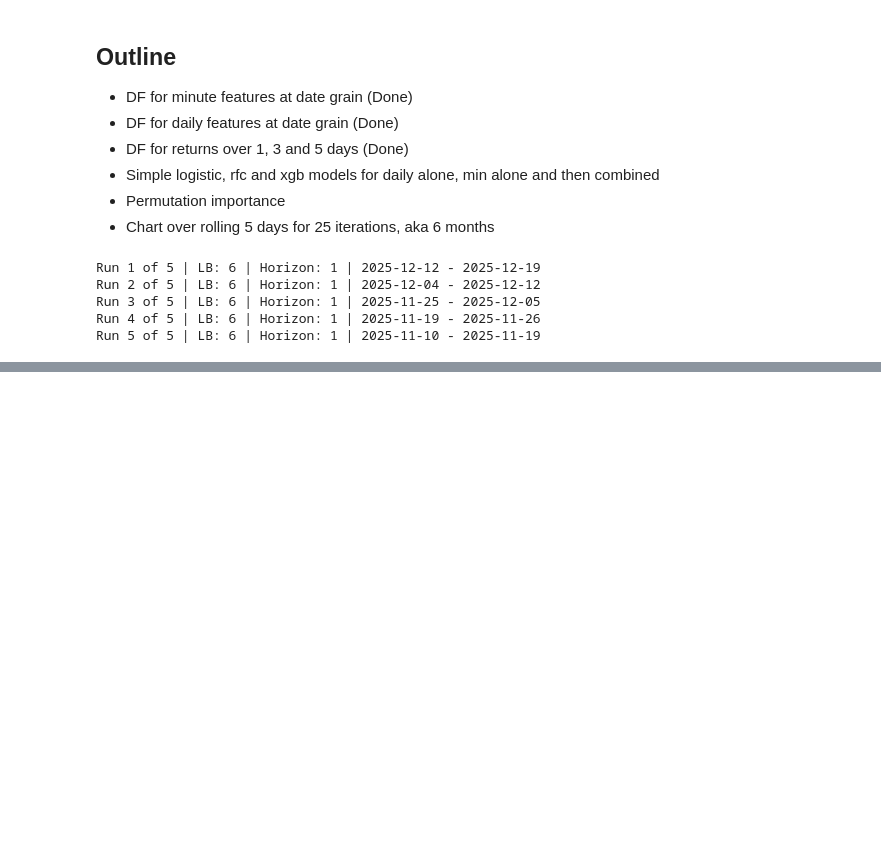
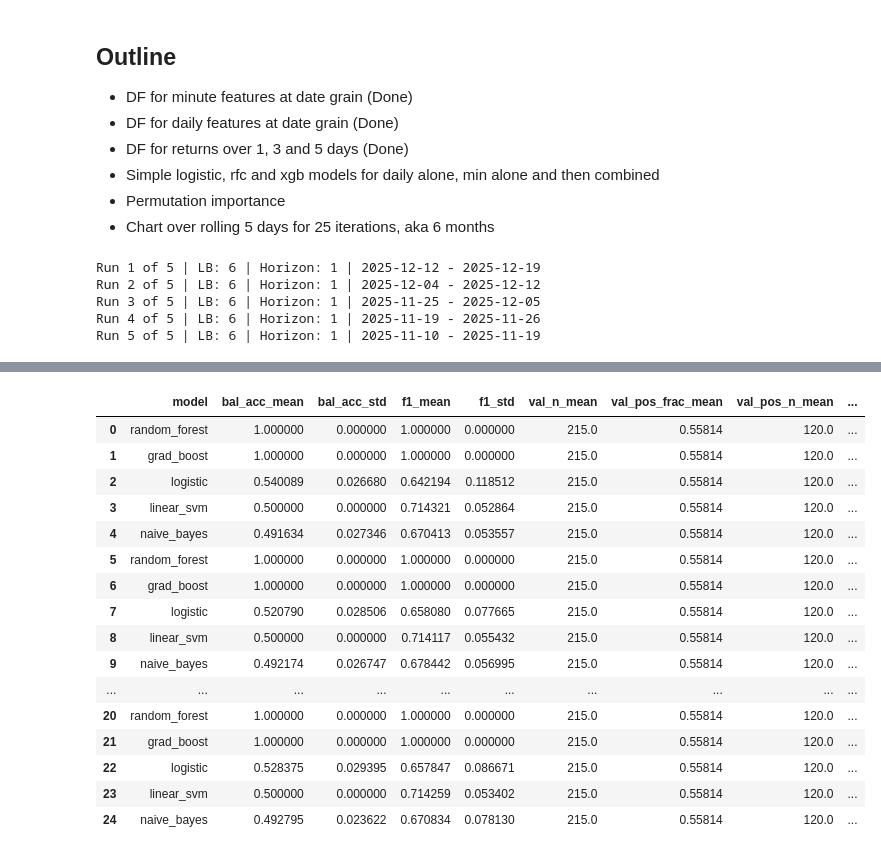
Before and after one commit to bchase17/Fracturion, a Jupyter notebook: Intraday_Model_Pipeline/training_pipeline_simple.ipynb, the cells around one changed output, grey strips where cells are left out. Saved outputs shown, nothing was run; the diff lists cells and outputs as text; code cells hidden in the pictures; blank space fills up the shorter version.

```diff
--- a/Intraday_Model_Pipeline/training_pipeline_simple.ipynb
+++ b/Intraday_Model_Pipeline/training_pipeline_simple.ipynb
@@ -95,0 +290,20 @@ Run 5 of 5 | LB: 6 | Horizon: 1 | 2025-11-10 - 2025-11-19
+# %%
+results_df
+# %% [output]
+|  | model | bal_acc_mean | bal_acc_std | f1_mean | f1_std | val_n_mean | val_pos_frac_mean | val_pos_n_mean | ... |
+| 0 | random_forest | 1.000000 | 0.000000 | 1.000000 | 0.000000 | 215.0 | 0.55814 | 120.0 | ... |
+| 1 | grad_boost | 1.000000 | 0.000000 | 1.000000 | 0.000000 | 215.0 | 0.55814 | 120.0 | ... |
+| 2 | logistic | 0.540089 | 0.026680 | 0.642194 | 0.118512 | 215.0 | 0.55814 | 120.0 | ... |
+| 3 | linear_svm | 0.500000 | 0.000000 | 0.714321 | 0.052864 | 215.0 | 0.55814 | 120.0 | ... |
+| 4 | naive_bayes | 0.491634 | 0.027346 | 0.670413 | 0.053557 | 215.0 | 0.55814 | 120.0 | ... |
+| 5 | random_forest | 1.000000 | 0.000000 | 1.000000 | 0.000000 | 215.0 | 0.55814 | 120.0 | ... |
+| 6 | grad_boost | 1.000000 | 0.000000 | 1.000000 | 0.000000 | 215.0 | 0.55814 | 120.0 | ... |
+| 7 | logistic | 0.520790 | 0.028506 | 0.658080 | 0.077665 | 215.0 | 0.55814 | 120.0 | ... |
+| 8 | linear_svm | 0.500000 | 0.000000 | 0.714117 | 0.055432 | 215.0 | 0.55814 | 120.0 | ... |
+| 9 | naive_bayes | 0.492174 | 0.026747 | 0.678442 | 0.056995 | 215.0 | 0.55814 | 120.0 | ... |
+| ... | ... | ... | ... | ... | ... | ... | ... | ... | ... |
+| 20 | random_forest | 1.000000 | 0.000000 | 1.000000 | 0.000000 | 215.0 | 0.55814 | 120.0 | ... |
+| 21 | grad_boost | 1.000000 | 0.000000 | 1.000000 | 0.000000 | 215.0 | 0.55814 | 120.0 | ... |
+| 22 | logistic | 0.528375 | 0.029395 | 0.657847 | 0.086671 | 215.0 | 0.55814 | 120.0 | ... |
+| 23 | linear_svm | 0.500000 | 0.000000 | 0.714259 | 0.053402 | 215.0 | 0.55814 | 120.0 | ... |
+| 24 | naive_bayes | 0.492795 | 0.023622 | 0.670834 | 0.078130 | 215.0 | 0.55814 | 120.0 | ... |
```
Also changed, not shown: parts of 4 cells of this notebook.
